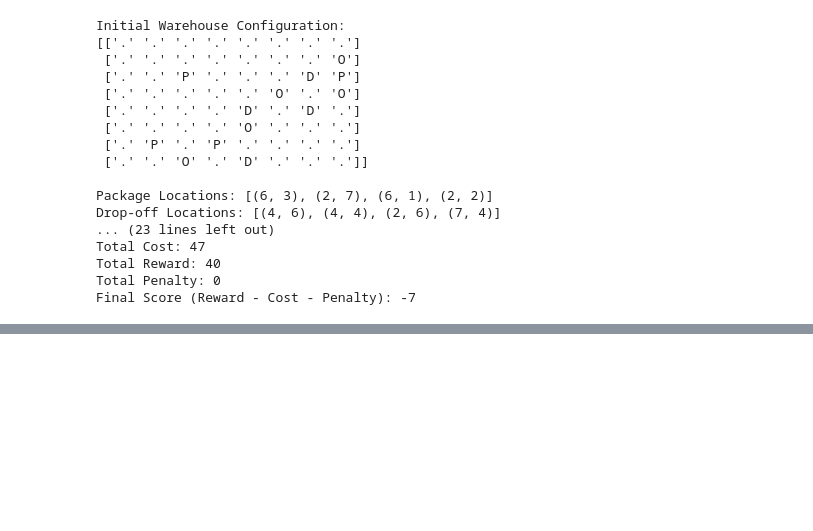
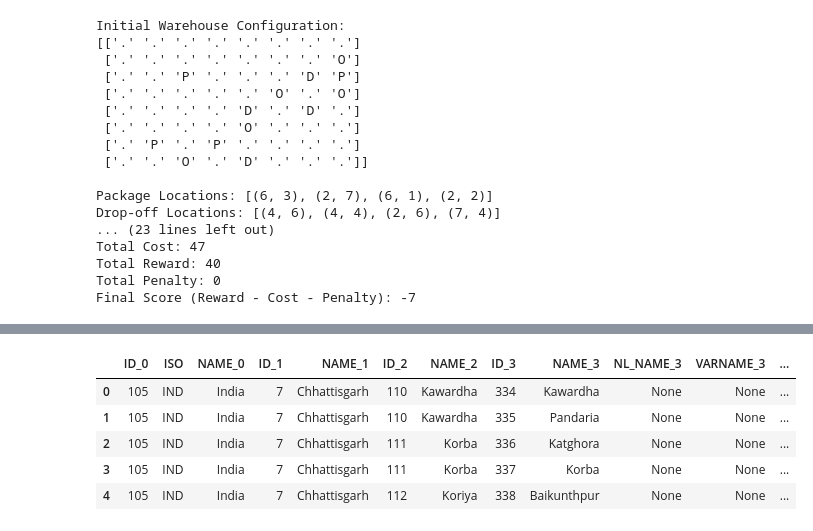
Before and after one commit to mahanteshimath/AI_ASSIGNMENT1, a Jupyter notebook: Python_Code/AI_ASSGNMENT1.ipynb, the cells around one changed output, grey strips where cells are left out. Cells and saved outputs as stored; diff of their text form; code cells hidden in the pictures; blank space fills up the shorter version.

```diff
--- a/Python_Code/AI_ASSGNMENT1.ipynb
+++ b/Python_Code/AI_ASSGNMENT1.ipynb
@@ -405,0 +863,14 @@ Final Score (Reward - Cost - Penalty): -7
+# %%
+
+
+import geopandas as gpd
+
+taluka_lvl_data = gpd.read_file("../archive/india_taluk.geojson")
+taluka_lvl_data.head()
+# %% [output]
+|  | ID_0 | ISO | NAME_0 | ID_1 | NAME_1 | ID_2 | NAME_2 | ID_3 | NAME_3 | NL_NAME_3 | VARNAME_3 | ... |
+| 0 | 105 | IND | India | 7 | Chhattisgarh | 110 | Kawardha | 334 | Kawardha | None | None | ... |
+| 1 | 105 | IND | India | 7 | Chhattisgarh | 110 | Kawardha | 335 | Pandaria | None | None | ... |
+| 2 | 105 | IND | India | 7 | Chhattisgarh | 111 | Korba | 336 | Katghora | None | None | ... |
+| 3 | 105 | IND | India | 7 | Chhattisgarh | 111 | Korba | 337 | Korba | None | None | ... |
+| 4 | 105 | IND | India | 7 | Chhattisgarh | 112 | Koriya | 338 | Baikunthpur | None | None | ... |
```
Also changed, not shown: parts of 9 cells of this notebook, 10 other files.
